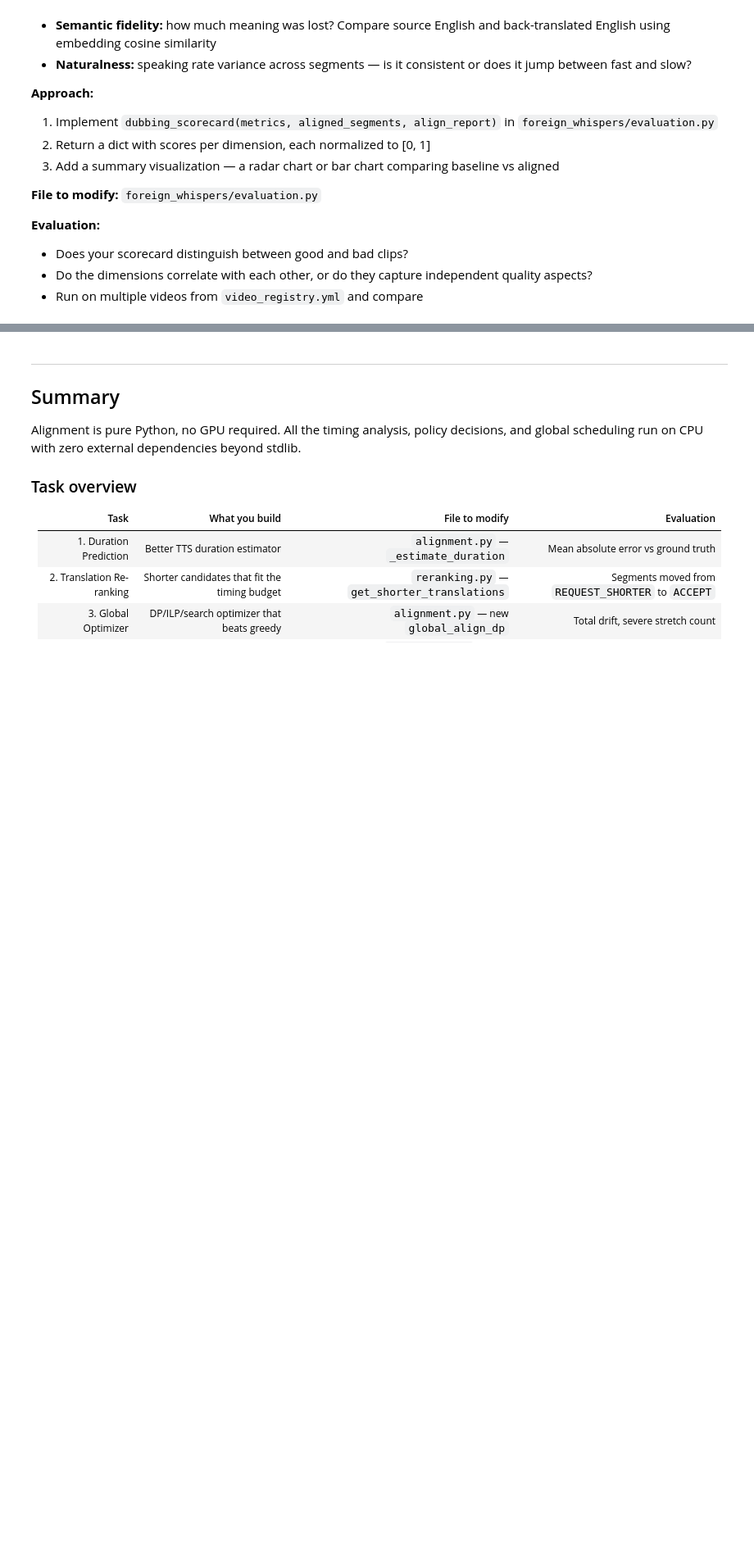
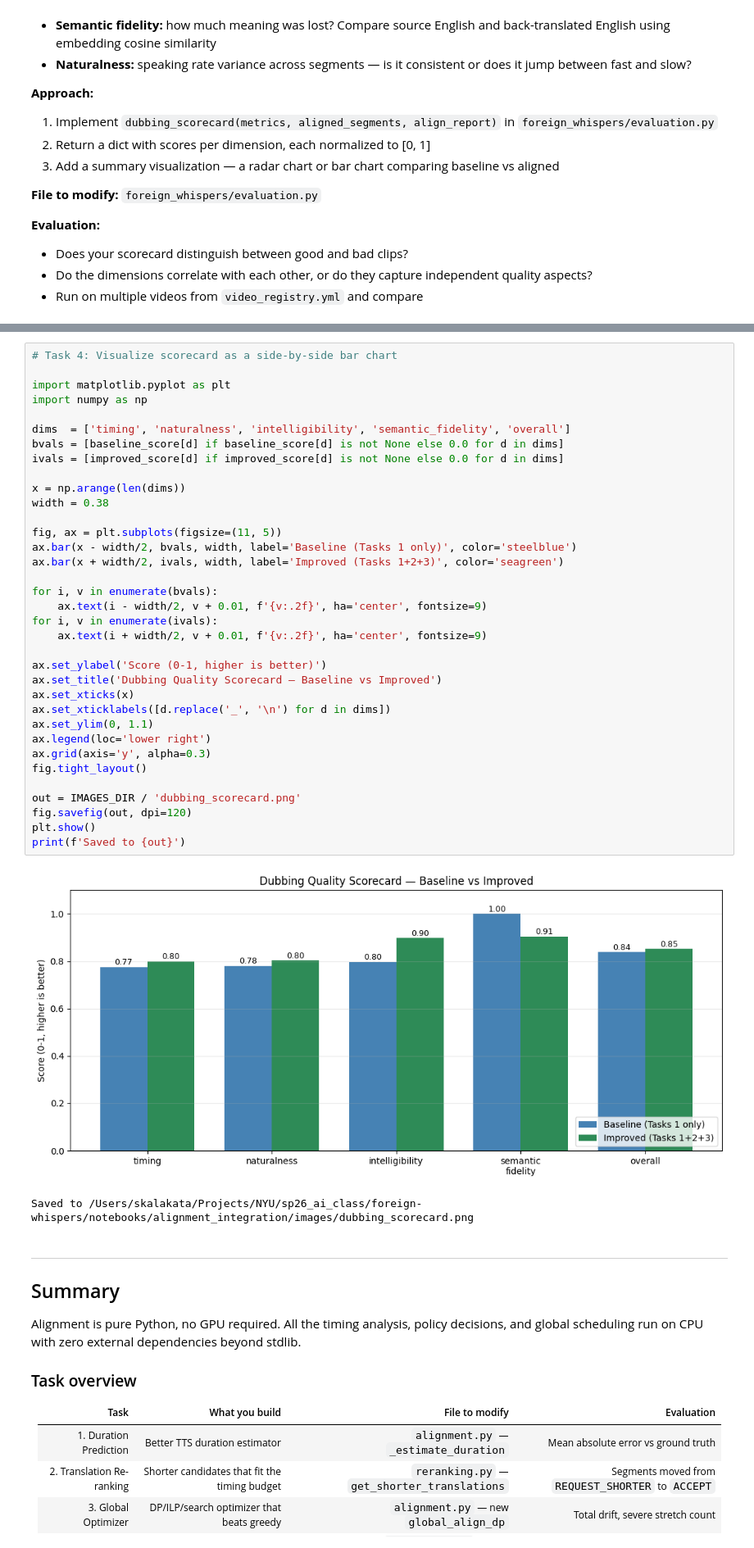
Before and after one commit to ksam98/foreign-whispers, a Jupyter notebook: notebooks/alignment_integration/alignment_integration.ipynb, the cells around one changed output, grey strips where cells are left out. Shown at 82% size. Saved outputs shown, nothing was run; the diff lists cells and outputs as text; blank space fills up the shorter version.

Commit message:
Completed task 3 & 4 for notebook 5

```diff
--- a/notebooks/alignment_integration/alignment_integration.ipynb
+++ b/notebooks/alignment_integration/alignment_integration.ipynb
@@ -492,3 +719,41 @@ The `clip_evaluation_report()` above gives you five numbers. But dubbing quality
+# %%
+# Task 4: Visualize scorecard as a side-by-side bar chart
+
+import matplotlib.pyplot as plt
+import numpy as np
+
+dims  = ['timing', 'naturalness', 'intelligibility', 'semantic_fidelity', 'overall']
+bvals = [baseline_score[d] if baseline_score[d] is not None else 0.0 for d in dims]
+ivals = [improved_score[d] if improved_score[d] is not None else 0.0 for d in dims]
+
+x = np.arange(len(dims))
+width = 0.38
+
+fig, ax = plt.subplots(figsize=(11, 5))
+ax.bar(x - width/2, bvals, width, label='Baseline (Tasks 1 only)', color='steelblue')
+ax.bar(x + width/2, ivals, width, label='Improved (Tasks 1+2+3)', color='seagreen')
+
+for i, v in enumerate(bvals):
+    ax.text(i - width/2, v + 0.01, f'{v:.2f}', ha='center', fontsize=9)
+for i, v in enumerate(ivals):
+    ax.text(i + width/2, v + 0.01, f'{v:.2f}', ha='center', fontsize=9)
+
+ax.set_ylabel('Score (0-1, higher is better)')
+ax.set_title('Dubbing Quality Scorecard — Baseline vs Improved')
+ax.set_xticks(x)
+ax.set_xticklabels([d.replace('_', '\n') for d in dims])
+ax.set_ylim(0, 1.1)
+ax.legend(loc='lower right')
+ax.grid(axis='y', alpha=0.3)
+fig.tight_layout()
+
+out = IMAGES_DIR / 'dubbing_scorecard.png'
+fig.savefig(out, dpi=120)
+plt.show()
+print(f'Saved to {out}')
+# %% [output]
+[figure, added]
+Saved to /Users/skalakata/Projects/NYU/sp26_ai_class/foreign-whispers/notebooks/alignment_integration/images/dubbing_scorecard.png
 # %% [markdown]
 ---
 
```
Also changed, not shown: parts of 9 cells of this notebook, 3 other files.
